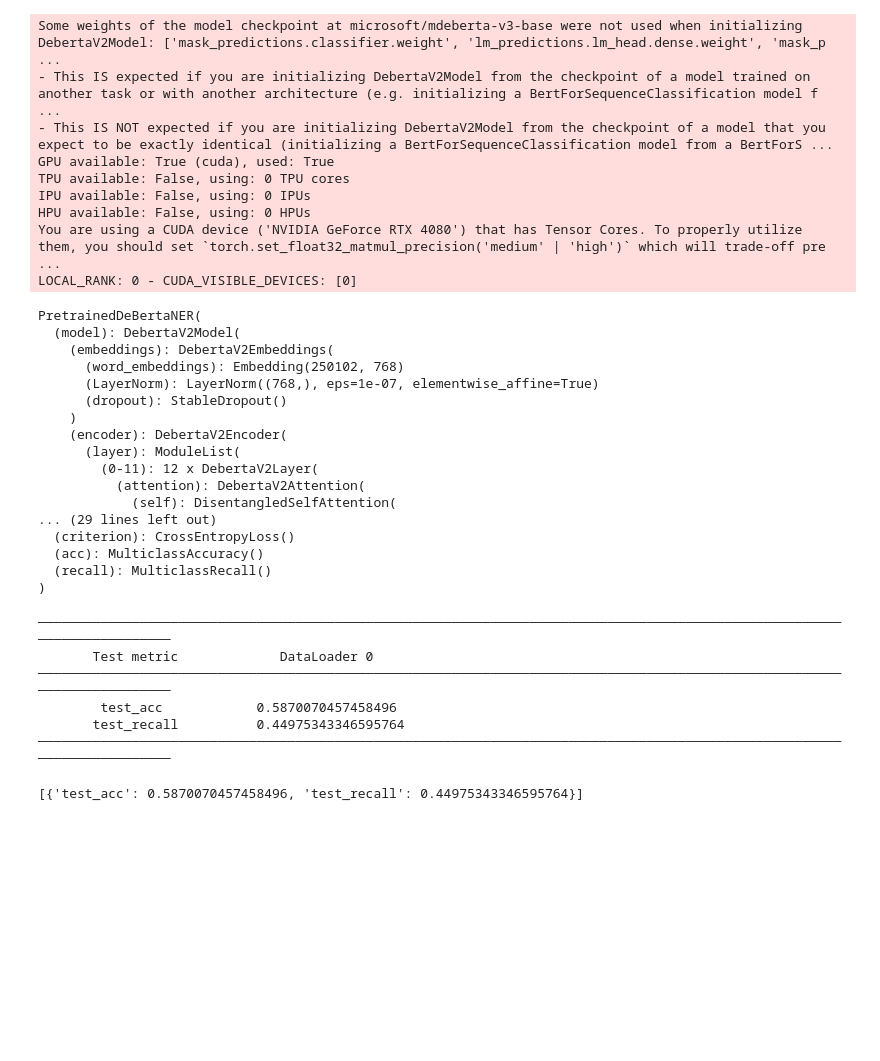
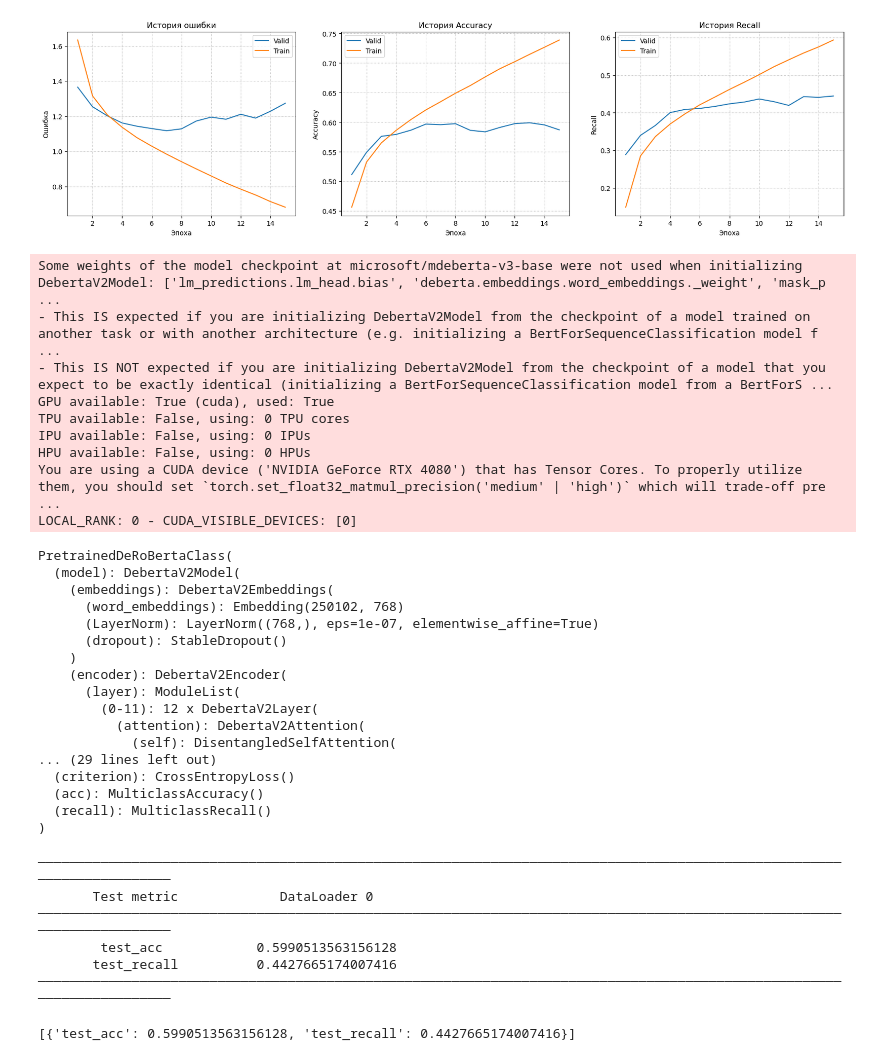
Before and after one commit to DmitryInd/TextSourceClassification, a Jupyter notebook: inference.ipynb, the cells around one changed output. Saved outputs shown, nothing was run; the diff lists cells and outputs as text; code cells hidden in the pictures; blank space fills up the shorter version.

```diff
--- a/inference.ipynb
+++ b/inference.ipynb
@@ -19,7 +20,7 @@ set_seed(42)
 # %%
 # Config initialisation
 data_config = yaml.load(open("configs/multi_data_config.yaml", 'r'), Loader=yaml.Loader)
-model_config = yaml.load(open("configs/deberta_model_config.yaml", 'r'), Loader=yaml.Loader)
+deberta_model_config = yaml.load(open("configs/deberta_model_config.yaml", 'r'), Loader=yaml.Loader)
 # %%
 # Data processing
 val_dataset = CSVDataset(data_config["validate_data_path"],
@@ -33,10 +44,15 @@ Special tokens have been added in the vocabulary, make sure the associated word
 # %%
 # Getting path to the last checkpoint
-t_reader = TensorBoardReader(Path(model_config["log_dir"]) / Path("lightning_logs"))
-path_to_checkpoint = t_reader.get_ckpt_path()
+t_reader = TensorBoardReader(Path(deberta_model_config["log_dir"]) / Path("lightning_logs"))
+path_to_checkpoint = t_reader.get_ckpt_path(1)
+# %%
+# Training visualisation
+t_reader.plot_tensorboard_graphics(1)
+# %% [output]
+[figure, added]
 # %%
 # Pytorch lightning
-deberta_model = PretrainedDeRoBertaClass.load_from_checkpoint(path_to_checkpoint)
+deberta_model = OldPretrainedDeRoBertaClass.load_from_checkpoint(path_to_checkpoint)
 print(deberta_model)
 trainer_args = {
     "accelerator": "gpu",
@@ -45,7 +61,7 @@ trainer_args = {
 trainer = pl.Trainer(**trainer_args, enable_progress_bar=True)
 trainer.test(deberta_model, val_dataloader)
 # %% [output]
-Some weights of the model checkpoint at microsoft/mdeberta-v3-base were not used when initializing DebertaV2Model: ['mask_predictions.classifier.weight', 'lm_predictions.lm_head.dense.weight', 'mask_p ...
+Some weights of the model checkpoint at microsoft/mdeberta-v3-base were not used when initializing DebertaV2Model: ['lm_predictions.lm_head.bias', 'deberta.embeddings.word_embeddings._weight', 'mask_p ...
 - This IS expected if you are initializing DebertaV2Model from the checkpoint of a model trained on another task or with another architecture (e.g. initializing a BertForSequenceClassification model f ...
 - This IS NOT expected if you are initializing DebertaV2Model from the checkpoint of a model that you expect to be exactly identical (initializing a BertForSequenceClassification model from a BertForS ...
 GPU available: True (cuda), used: True
@@ -54,7 +70,7 @@ IPU available: False, using: 0 IPUs
 HPU available: False, using: 0 HPUs
 You are using a CUDA device ('NVIDIA GeForce RTX 4080') that has Tensor Cores. To properly utilize them, you should set `torch.set_float32_matmul_precision('medium' | 'high')` which will trade-off pre ...
 LOCAL_RANK: 0 - CUDA_VISIBLE_DEVICES: [0]
-PretrainedDeBertaNER(
+PretrainedDeRoBertaClass(
   (model): DebertaV2Model(
     (embeddings): DebertaV2Embeddings(
       (word_embeddings): Embedding(250102, 768)
@@ -74,10 +90,10 @@ PretrainedDeBertaNER(
 ────────────────────────────────────────────────────────────────────────────────────────────────────────────────────────
        Test metric             DataLoader 0
 ────────────────────────────────────────────────────────────────────────────────────────────────────────────────────────
-        test_acc            0.5870070457458496
-       test_recall          0.44975343346595764
+        test_acc            0.5990513563156128
+       test_recall          0.4427665174007416
 ────────────────────────────────────────────────────────────────────────────────────────────────────────────────────────
-[{'test_acc': 0.5870070457458496, 'test_recall': 0.44975343346595764}]
+[{'test_acc': 0.5990513563156128, 'test_recall': 0.4427665174007416}]
 # %%
 # Print metrics
 stats = Statistics(deberta_model, val_dataloader)
```
Also changed, not shown: parts of 11 cells of this notebook, 1 other file.
